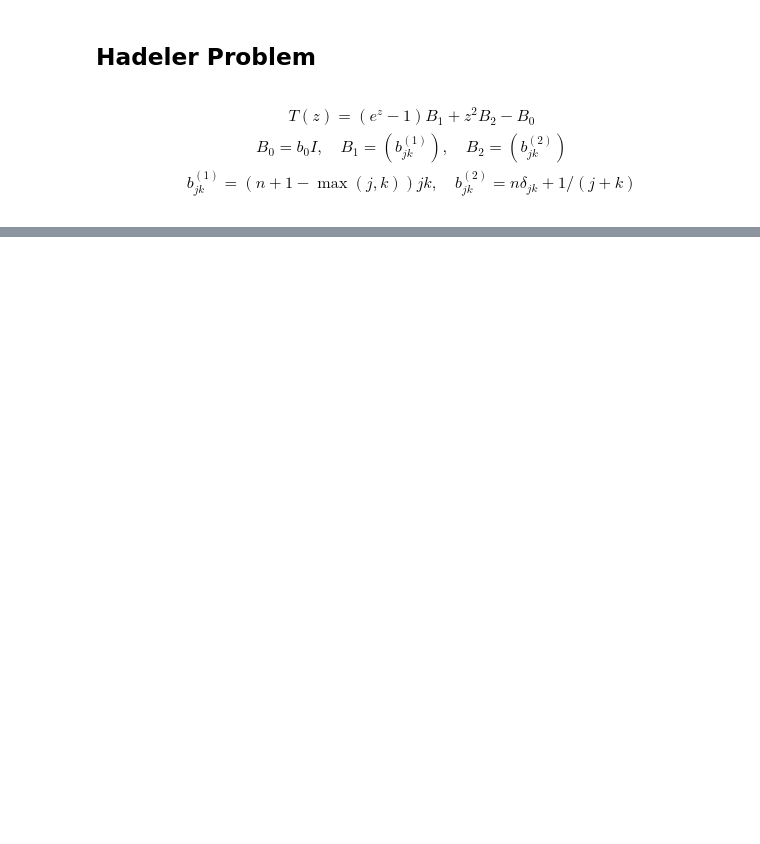
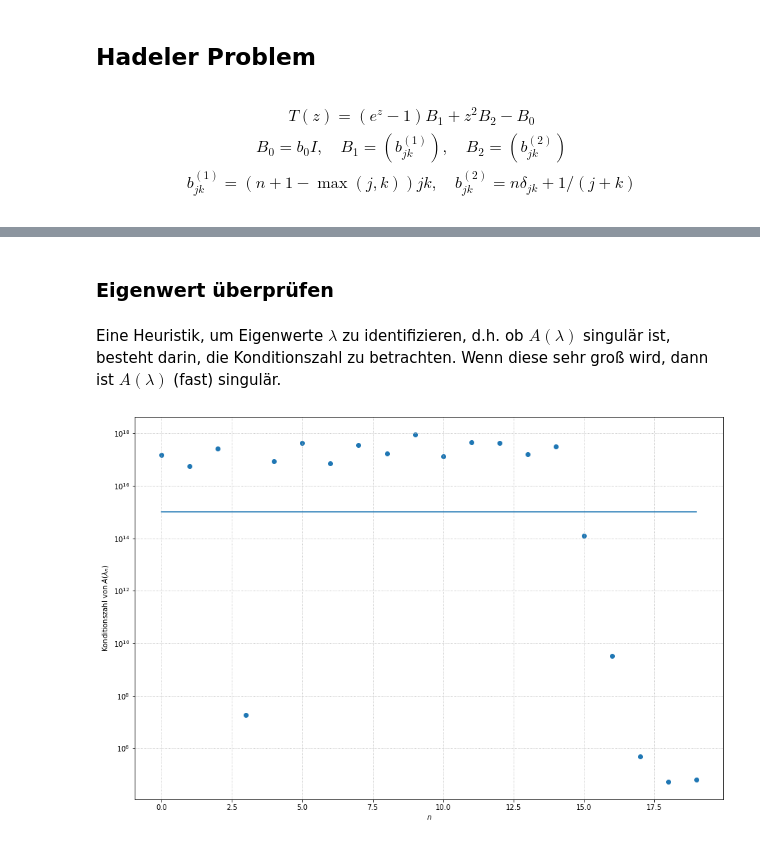
Before and after one commit to MrWhiteRichard/Fundament-Mathematik, a Jupyter notebook: WS_2020-21/SemNumLinAlg/Nichtlineare Eigenwertprobleme/Code/main.ipynb, the cells around one changed output, grey strips where cells are left out. Cells and saved outputs as stored; diff of their text form; code cells hidden in the pictures; blank space fills up the shorter version.

```diff
--- a/WS_2020-21/SemNumLinAlg/Nichtlineare Eigenwertprobleme/Code/main.ipynb
+++ b/WS_2020-21/SemNumLinAlg/Nichtlineare Eigenwertprobleme/Code/main.ipynb
@@ -380,0 +375,29 @@ plot_complex([eigen_value_refs, quadrature_nodes], title, legend)
+# %% [markdown]
+### Eigenwert überprüfen
+# %% [markdown]
+Eine Heuristik, um Eigenwerte $\lambda$ zu identifizieren, d.h. ob $A(\lambda)$ singulär ist, besteht darin, die Konditionszahl zu betrachten.
+Wenn diese sehr groß wird, dann ist $A(\lambda)$ (fast) singulär.
+# %%
+ax = plt.figure(figsize = (15, 10)).gca()
+
+eigen_value_indices = range(len(eigen_values_fake))
+
+ax.scatter(
+    eigen_value_indices,
+    [np.linalg.cond(T(ref)) for ref in eigen_values_fake]
+)
+
+ax.plot(
+    eigen_value_indices,
+    [1e15] * len(eigen_value_indices)
+)
+
+ax.grid(linestyle = ':')
+ax.set_yscale('log')
+
+ax.set_xlabel('$n$')
+ax.set_ylabel('Konditionszahl von $A(\lambda_n)$')
+
+plt.show()
+# %% [output]
+[figure, added]
```
Also changed, not shown: parts of 20 cells of this notebook.
